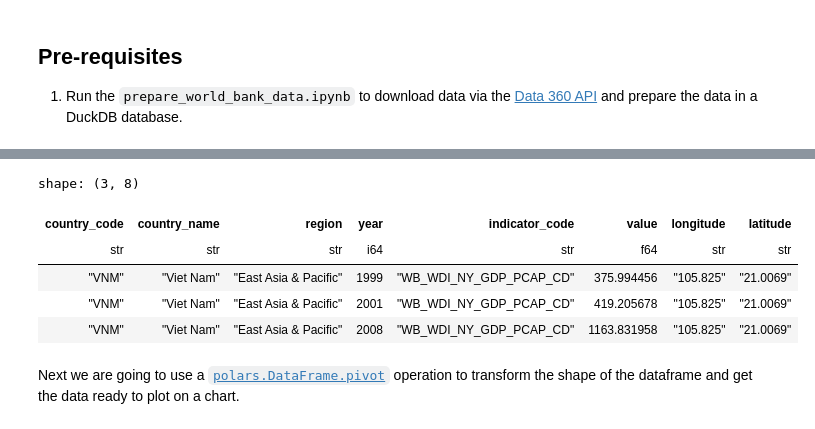
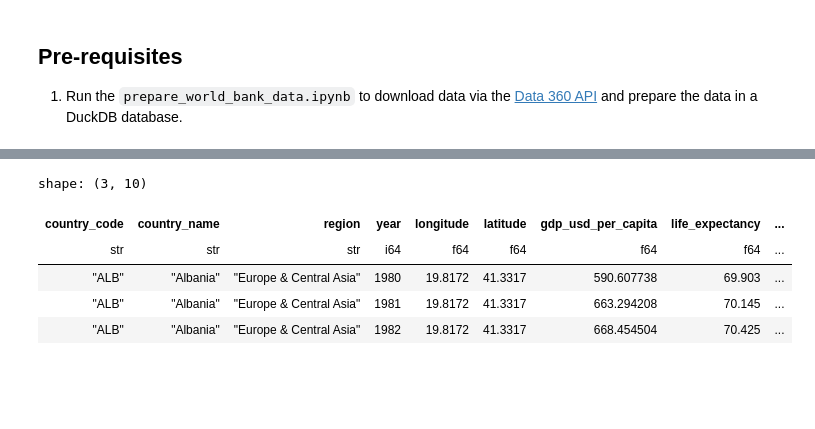
Before and after one commit to Smartitect/streamlit-workshop, a Jupyter notebook: notebooks/world_bank/explore_world_bank_data.ipynb, the cells around one changed output, grey strips where cells are left out. Drawn from its saved outputs; the diff is of its cells as text; code cells hidden in the pictures; blank space fills up the shorter version.

```diff
--- a/notebooks/world_bank/explore_world_bank_data.ipynb
+++ b/notebooks/world_bank/explore_world_bank_data.ipynb
@@ -14,4 +12,4 @@ from plotly.subplots import make_subplots
 # %%
 DUCKDB_PATH = Path("../../databases") / "world_bank.db"
-assert DUCKDB_PATH.exists(), f"Database file not found at {DUCKDB_PATH}"
+wrangler = WorldBankDataWrangler(DUCKDB_PATH)
 # %%
@@ -63,22 +37,10 @@ In this example, we are first going to use a DuckDB prepare the data through a m
 # %%
-with duckdb.connect(str(DUCKDB_PATH), read_only=True) as db:
-
-    duckdb_query_results = db.sql(
-        """
-        SELECT d.country_code, c.country_name, c.region, d.year, d.indicator_code, d.value, c.longitude, c.latitude
-        FROM silver.data d
-        JOIN silver.countries c ON d.country_code = c.country_code
-        WHERE d.indicator_code IN ('WB_WDI_SP_POP_TOTL', 'WB_WDI_SP_DYN_LE00_IN', 'WB_WDI_NY_GDP_PCAP_CD')
-        """
-        ).pl()
-
-duckdb_query_results.head(3)
+world_wealth_and_health = wrangler.get_wealth_and_health_data()
+world_wealth_and_health.head(3)
 # %% [output]
-shape: (3, 8)
+shape: (3, 10)
-| country_code | country_name | region | year | indicator_code | value | longitude | latitude |
-| str | str | str | i64 | str | f64 | str | str |
-| "VNM" | "Viet Nam" | "East Asia & Pacific" | 1999 | "WB_WDI_NY_GDP_PCAP_CD" | 375.994456 | "105.825" | "21.0069" |
-| "VNM" | "Viet Nam" | "East Asia & Pacific" | 2001 | "WB_WDI_NY_GDP_PCAP_CD" | 419.205678 | "105.825" | "21.0069" |
-| "VNM" | "Viet Nam" | "East Asia & Pacific" | 2008 | "WB_WDI_NY_GDP_PCAP_CD" | 1163.831958 | "105.825" | "21.0069" |
+| country_code | country_name | region | year | longitude | latitude | gdp_usd_per_capita | life_expectancy | ... |
+| str | str | str | i64 | f64 | f64 | f64 | f64 | ... |
+| "ALB" | "Albania" | "Europe & Central Asia" | 1980 | 19.8172 | 41.3317 | 590.607738 | 69.903 | ... |
+| "ALB" | "Albania" | "Europe & Central Asia" | 1981 | 19.8172 | 41.3317 | 663.294208 | 70.145 | ... |
+| "ALB" | "Albania" | "Europe & Central Asia" | 1982 | 19.8172 | 41.3317 | 668.454504 | 70.425 | ... |
-# %% [markdown]
-Next we are going to use a [`polars.DataFrame.pivot`](https://docs.pola.rs/api/python/stable/reference/dataframe/api/polars.DataFrame.pivot.html) operation to transform the shape of the dataframe and get the data ready to plot on a chart.
```
Also changed, not shown: parts of 15 cells of this notebook, 7 other files.
